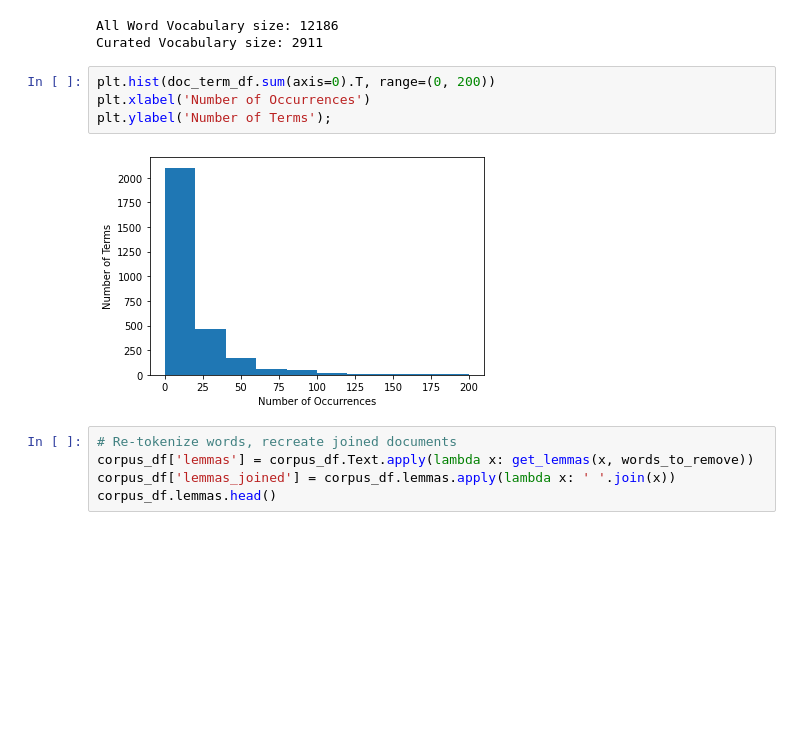
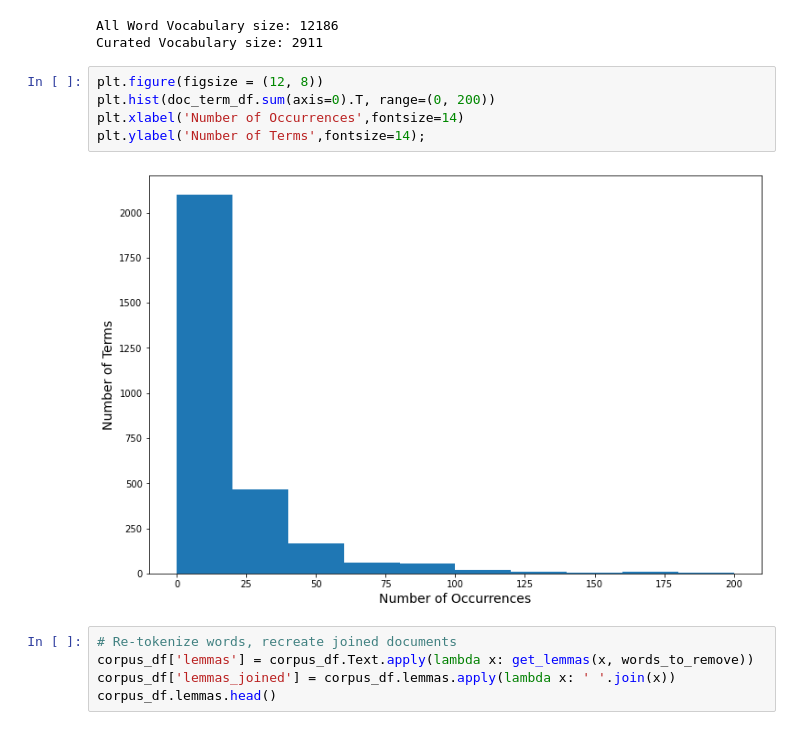
Before and after one commit to djp840/MSDS_453_Public, a Jupyter notebook: MSDS453_Assignment_03/MSDS453_Assignment_03_v23_20221024.ipynb, the cells around one changed output. Cells and saved outputs as stored; diff of their text form; blank space fills up the shorter version.

```diff
--- a/MSDS453_Assignment_03_v22_20220906.ipynb
+++ b/MSDS453_Assignment_03/MSDS453_Assignment_03_v23_20221024.ipynb
@@ -461,11 +471,12 @@ words_to_remove = default_stopwords.union(all_words - vocabulary)
 All Word Vocabulary size: 12186
 Curated Vocabulary size: 2911
 # %%
+plt.figure(figsize = (12, 8))
 plt.hist(doc_term_df.sum(axis=0).T, range=(0, 200))
-plt.xlabel('Number of Occurrences')
-plt.ylabel('Number of Terms');
+plt.xlabel('Number of Occurrences',fontsize=14)
+plt.ylabel('Number of Terms',fontsize=14);
 # %% [output]
-[figure, old version]
+[figure, new version]
 # %%
 # Re-tokenize words, recreate joined documents
 corpus_df['lemmas'] = corpus_df.Text.apply(lambda x: get_lemmas(x, words_to_remove))
```
Also changed, not shown: parts of 7 cells of this notebook, 11 other files.
